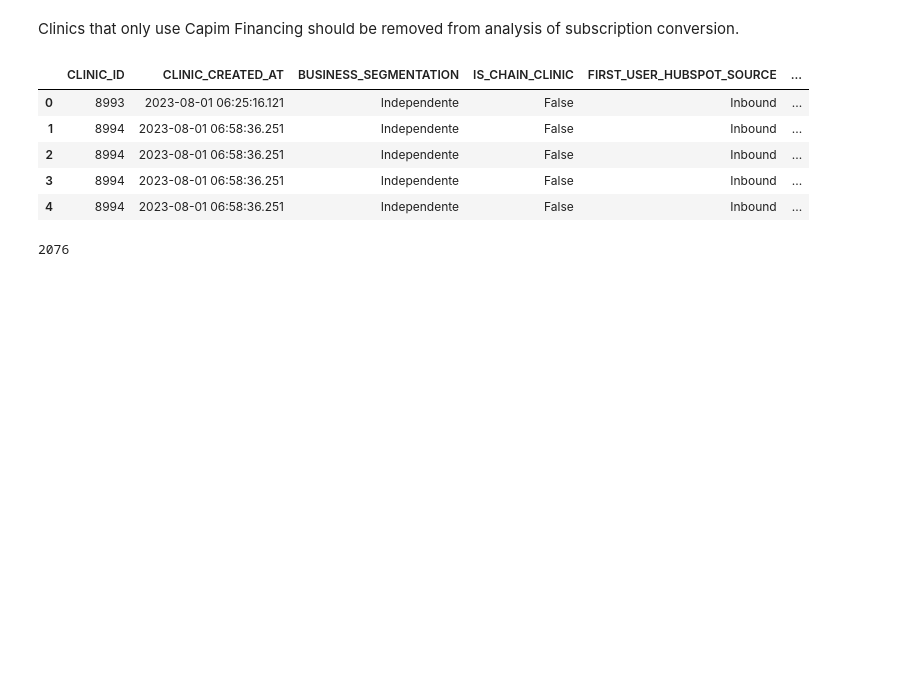
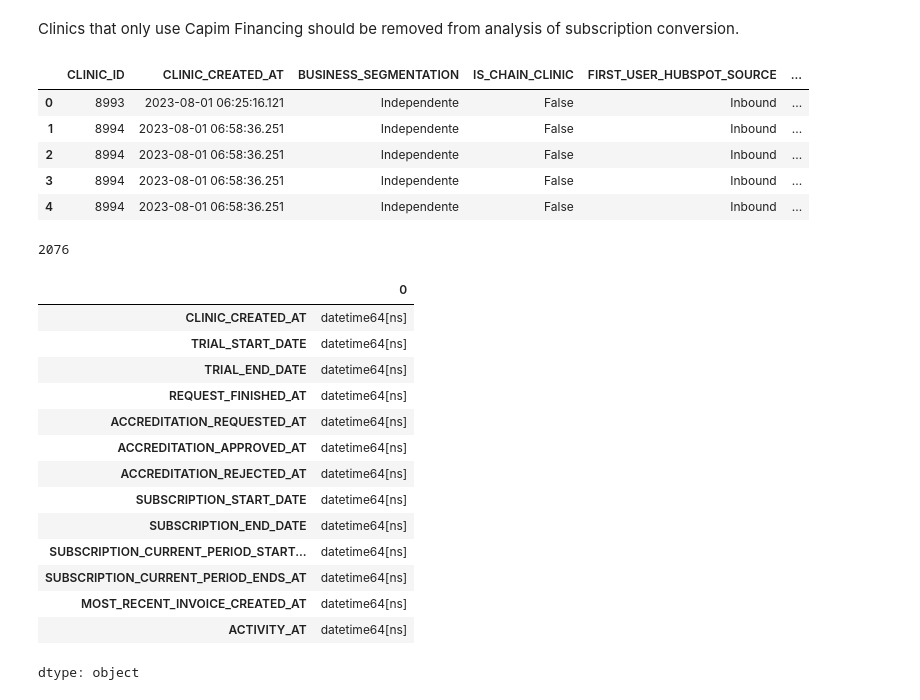
Before and after one commit to pathilink/capim_case, a Jupyter notebook: notebook/capim_case_data_model.ipynb, the cells around one changed output. Drawn from its saved outputs; the diff is of its cells as text; code cells hidden in the pictures; blank space fills up the shorter version.

Commit message:
update w datetime

```diff
--- a/notebook/capim_case_data_model.ipynb
+++ b/notebook/capim_case_data_model.ipynb
@@ -295,5 +295,38 @@ df_final.head()
 df_final['CLINIC_ID'].nunique()
 # %% [output]
 2076
+# %%
+# transform to date columns
+date_cols = ['CLINIC_CREATED_AT', 'TRIAL_START_DATE', 'TRIAL_END_DATE',
+             'REQUEST_FINISHED_AT',
+             'ACCREDITATION_REQUESTED_AT', 'ACCREDITATION_APPROVED_AT',
+             'ACCREDITATION_REJECTED_AT',
+             'SUBSCRIPTION_START_DATE', 'SUBSCRIPTION_END_DATE',
+             'SUBSCRIPTION_CURRENT_PERIOD_STARTED_AT', 'SUBSCRIPTION_CURRENT_PERIOD_ENDS_AT',
+             'MOST_RECENT_INVOICE_CREATED_AT',
+             'ACTIVITY_AT']
+
+df_final = df_final.copy()
+
+for col in date_cols:
+    df_final[col] = pd.to_datetime(df_final[col], errors='coerce')
+# %%
+df_final[date_cols].dtypes
+# %% [output]
+|  | 0 |
+| CLINIC_CREATED_AT | datetime64[ns] |
+| TRIAL_START_DATE | datetime64[ns] |
+| TRIAL_END_DATE | datetime64[ns] |
+| REQUEST_FINISHED_AT | datetime64[ns] |
+| ACCREDITATION_REQUESTED_AT | datetime64[ns] |
+| ACCREDITATION_APPROVED_AT | datetime64[ns] |
+| ACCREDITATION_REJECTED_AT | datetime64[ns] |
+| SUBSCRIPTION_START_DATE | datetime64[ns] |
+| SUBSCRIPTION_END_DATE | datetime64[ns] |
+| SUBSCRIPTION_CURRENT_PERIOD_START... | datetime64[ns] |
+| SUBSCRIPTION_CURRENT_PERIOD_ENDS_AT | datetime64[ns] |
+| MOST_RECENT_INVOICE_CREATED_AT | datetime64[ns] |
+| ACTIVITY_AT | datetime64[ns] |
+dtype: object
 # %%
 df_final.to_csv('/content/drive/MyDrive/test/capim/data/data_model_capim.csv', index=False)
```
